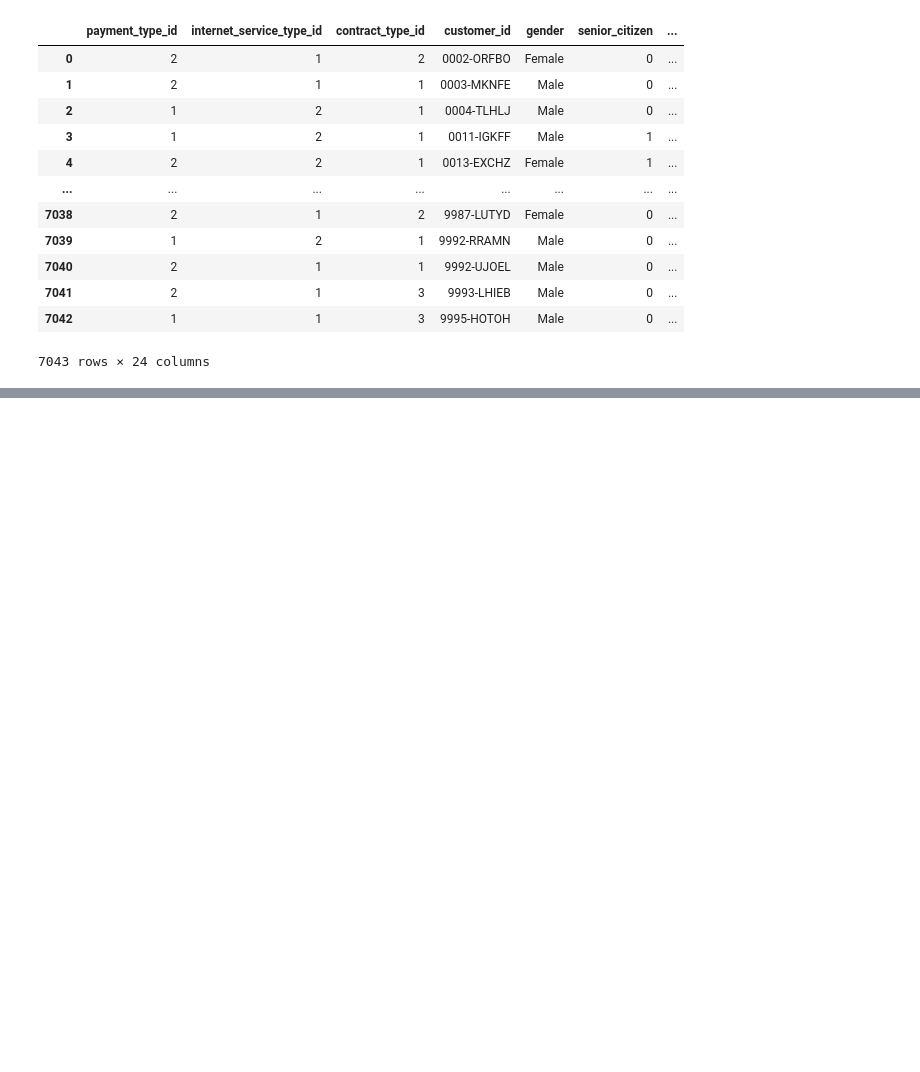
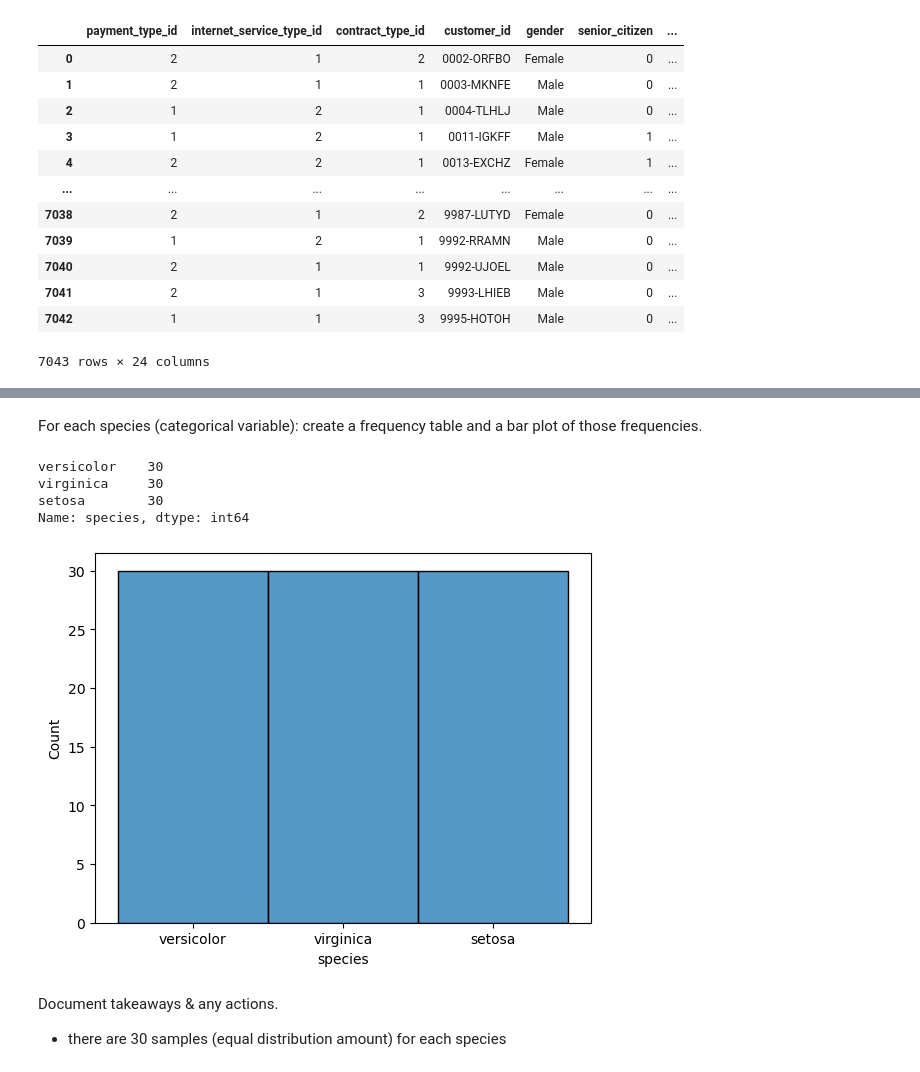
Before and after one commit to Andrew-Casey/classification_exercises, a Jupyter notebook: classification_exercises.ipynb, the cells around one changed output, grey strips where cells are left out. Saved outputs shown, nothing was run; the diff lists cells and outputs as text; code cells hidden in the pictures; blank space fills up the shorter version.

```diff
--- a/classification_exercises.ipynb
+++ b/classification_exercises.ipynb
@@ -1192,0 +1232,3 @@ test
+# %%
+iris = prep.prep_iris()
+iris
@@ -1192,0 +1254,3 @@ test
+# %%
+train, validate, test = prep.split_data(iris, 'species')
+train
@@ -1192,0 +1275,17 @@ test
+# %% [markdown]
+For each species (categorical variable): create a frequency table and a bar plot of those frequencies.
+# %%
+train.species.value_counts()
+# %% [output]
+versicolor    30
+virginica     30
+setosa        30
+Name: species, dtype: int64
+# %%
+sns.histplot(data=train, x='species')
+plt.show()
+# %% [output]
+[figure, added]
+# %% [markdown]
+Document takeaways & any actions.
+- there are 30 samples (equal distribution amount) for each species
```
Also changed, not shown: parts of 242 cells of this notebook, 3 other files.
